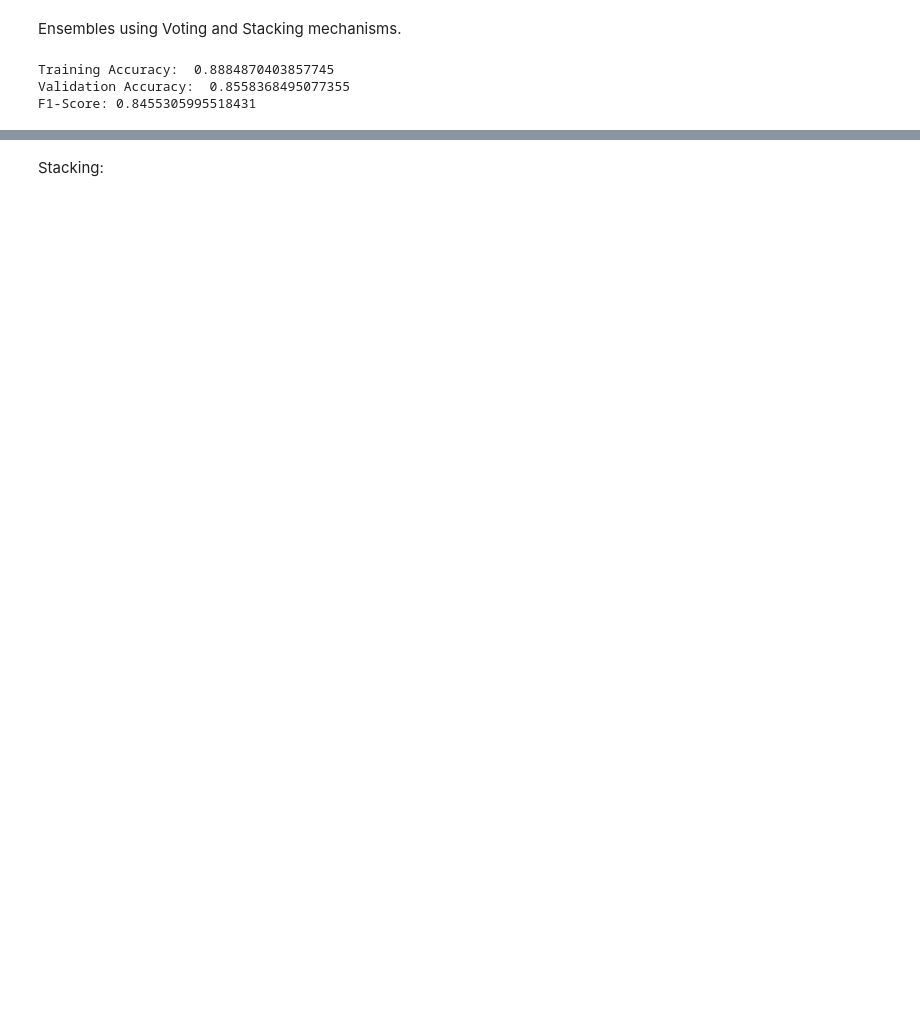
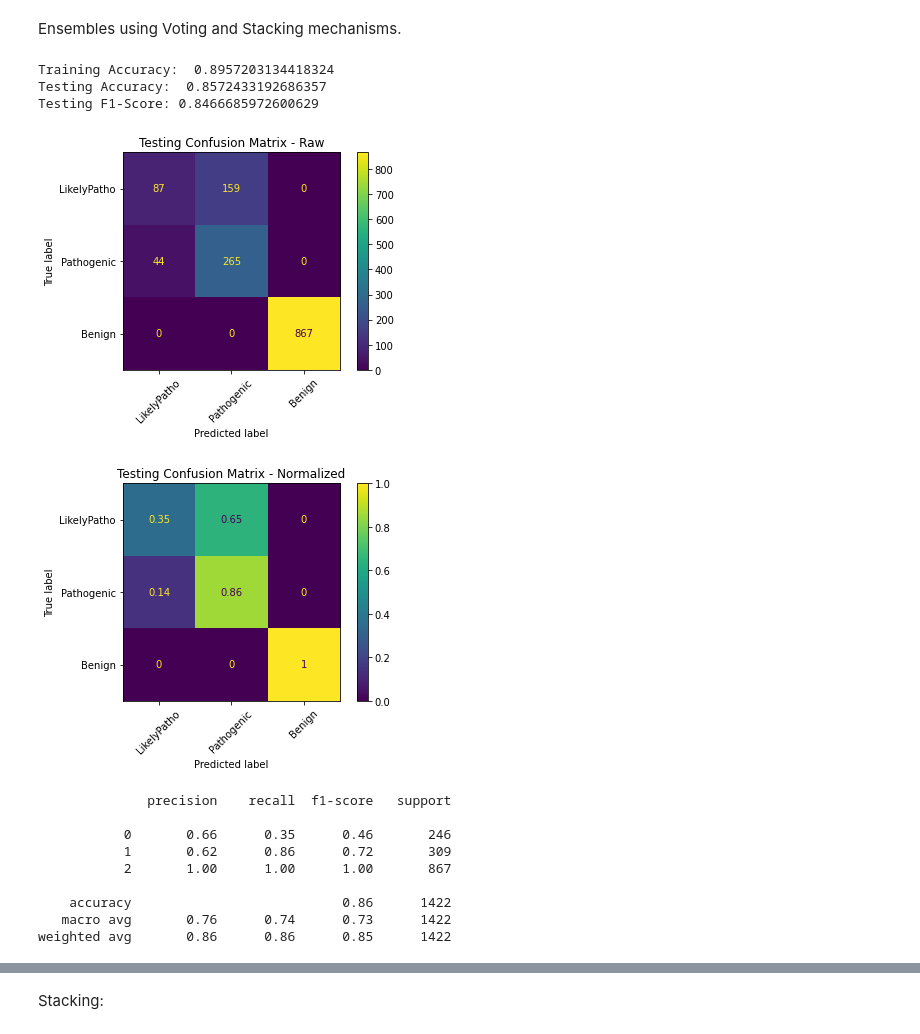
Before and after one commit to abhinavjainn/genomics-lof-classifier-public, a Jupyter notebook: model-training-testing-evaluation/lof_classifier_training_testing_evaluation_Original_Data.ipynb, the cells around one changed output, grey strips where cells are left out. Drawn from its saved outputs; the diff is of its cells as text; code cells hidden in the pictures; blank space fills up the shorter version.

```diff
--- a/model-training-testing-evaluation/lof_classifier_training_testing_evaluation_Original_Data.ipynb
+++ b/model-training-testing-evaluation/lof_classifier_training_testing_evaluation_Original_Data.ipynb
@@ -379,3 +295,7 @@ Hyper parameter tuning for XGB model. Code has been commneted to avoid re-runnin
 Results of Hyper parameters tuning:
 
 {'colsample_bytree': 0.5, 'gamma': 1, 'learning_rate': 0.01, 'max_depth': 30, 'reg_lambda': 10, 'scale_pos_weight': 1, 'subsample': 0.7}
+# %%
+#Copying the resuls to best_params for re-iterations
+best_params = {'colsample_bytree': 0.5, 'gamma': 1, 'learning_rate': 0.01, 'max_depth': 30, 'reg_lambda': 10, 'scale_pos_weight': 1, 'subsample': 0.7}
+best_params
@@ -382,26 +310,2 @@ Results of Hyper parameters tuning:
 # %% [markdown]
 XGB model using tuned hyper parameters.
-# %%
-model_xgb_tuned = XGBClassifier(
-                    colsample_bytree=0.5,
-                    gamma = 1,
-                    learning_rate = 0.01,
-                    max_depth = 30,
-                    reg_lambda = 10,
-                    scale_pos_weight = 1,
-                    subsample = 0.7,
-                    n_jobs = -1
-                    )
-model_xgb_tuned.fit(X_train, y_train)
-
-y_train_pred = model_xgb_tuned.predict(X_train)
-y_val_pred = model_xgb_tuned.predict(X_val)
-
-print("Training Accuracy: ", np.mean(y_train_pred==y_train))
-print("Validation Accuracy: ", np.mean(y_val_pred==y_val))
-print("F1-Score:",f1_score(y_val,y_val_pred,average="weighted"))
-
-f1_list.append(f1_score(y_val,y_val_pred,average="weighted"))
-val_acc.append(np.mean(y_val_pred==y_val))
-display_confusion_matrix(model_xgb_tuned,X_val,y_val,class_names)
-print(classification_report(y_val,y_val_pred))
@@ -644,21 +521,27 @@ weighted avg       0.86      0.86      0.86       300
 # %% [markdown]
 Ensembles using Voting and Stacking mechanisms.
 # %%
+from sklearn.ensemble import VotingClassifier
 eclf = VotingClassifier(estimators=[#('lr', model_lr),
                                     ('knn', model_knn),
                                     ('svc', model_svm),
                                     # ('gnb', model_nb),
                                     # ('rfc', model_rfc),
                                     ("xgb",model_xgb_tuned)
                                     ], voting='soft')
+train_test_result(eclf, True, X_train, X_val, y_train, y_val, class_names, test_ret=False)
+# %% [output]
+Training Accuracy:  0.8957203134418324
+Testing Accuracy:  0.8572433192686357
+Testing F1-Score: 0.8466685972600629
+[figure, added]
+[figure, added]
+              precision    recall  f1-score   support
+
+           0       0.66      0.35      0.46       246
+           1       0.62      0.86      0.72       309
+           2       1.00      1.00      1.00       867
+
+    accuracy                           0.86      1422
+   macro avg       0.76      0.74      0.73      1422
+weighted avg       0.86      0.86      0.85      1422
-# %%
-eclf.fit(X_train, y_train)
-y_train_pred = eclf.predict(X_train)
-y_val_pred = eclf.predict(X_val)
-print("Training Accuracy: ", np.mean(y_train_pred==y_train))
-print("Validation Accuracy: ", np.mean(y_val_pred==y_val))
-print("F1-Score:",f1_score(y_val,y_val_pred,average="weighted"))
-# %% [output]
-Training Accuracy:  0.8884870403857745
-Validation Accuracy:  0.8558368495077355
-F1-Score: 0.8455305995518431
```
Also changed, not shown: parts of 40 cells of this notebook, 2 other files.
